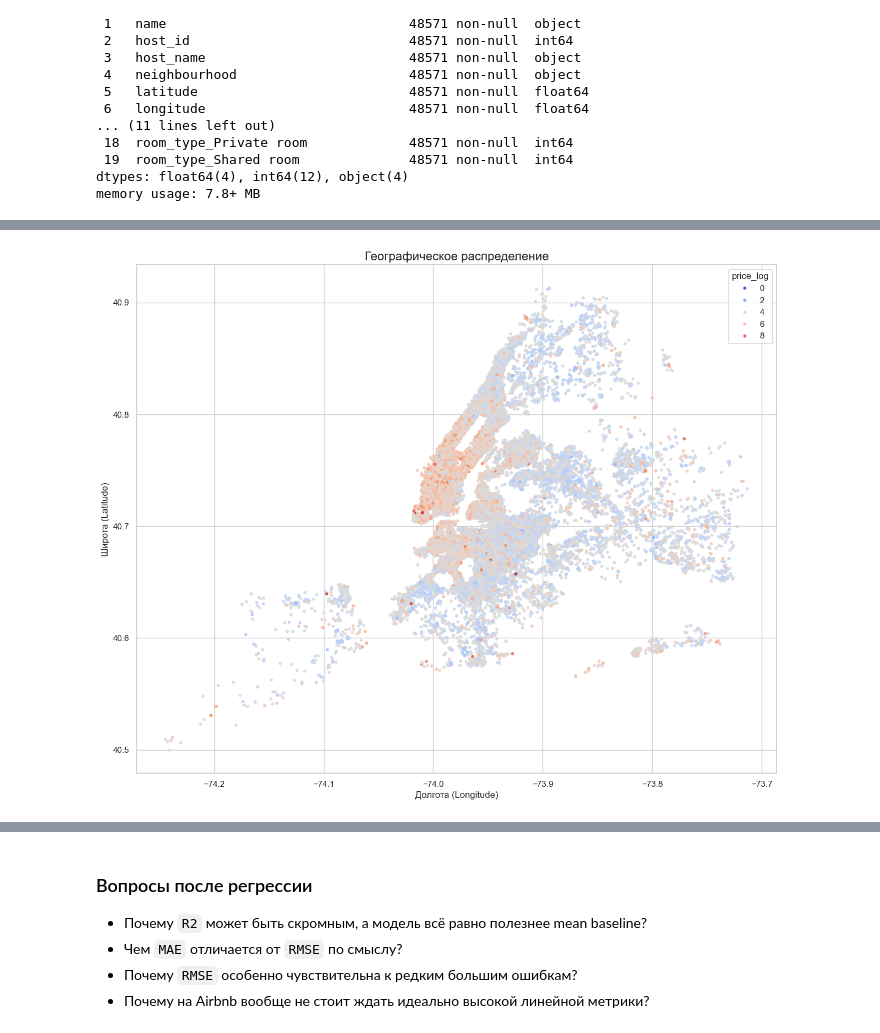
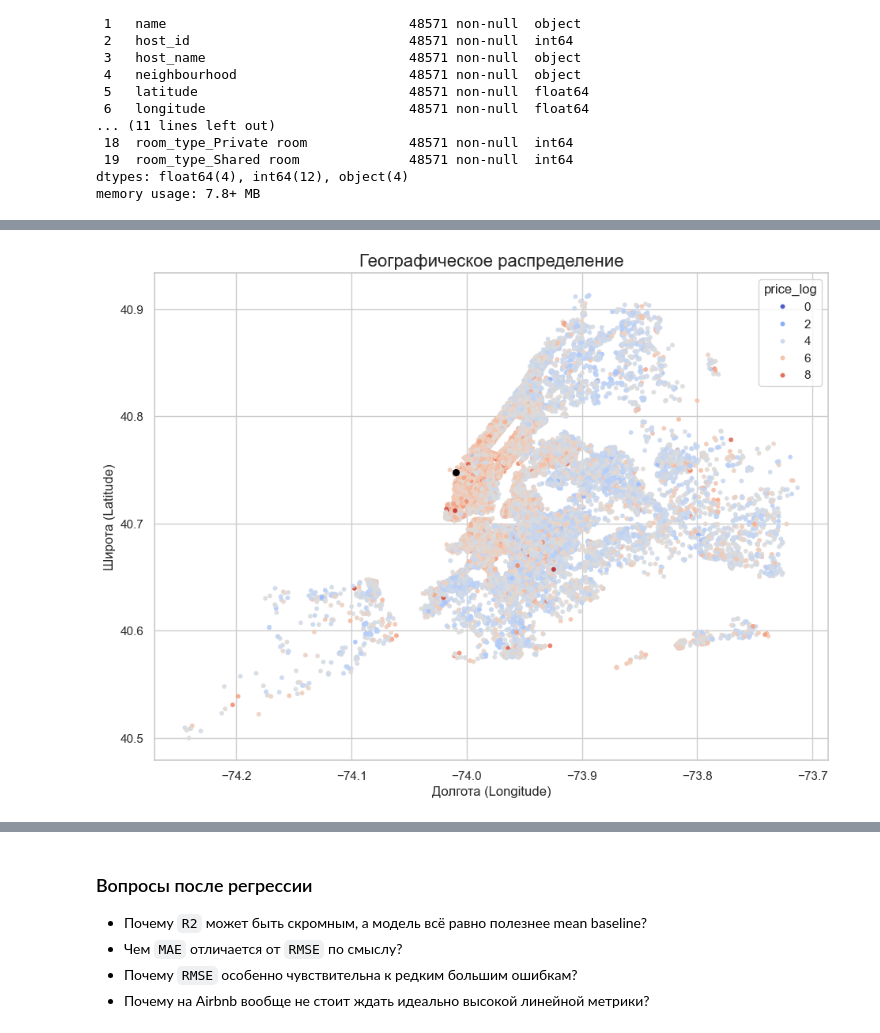
Before and after one commit to VitalyKalinsky/ML-studying, a Jupyter notebook: Linear regression/lecture_2_linear_vs_logistic_student_workbook.ipynb, the cells around one changed output, grey strips where cells are left out. Cells and saved outputs as stored; diff of their text form; code cells hidden in the pictures.

```diff
--- a/Linear regression/lecture_2_linear_vs_logistic_student_workbook.ipynb
+++ b/Linear regression/lecture_2_linear_vs_logistic_student_workbook.ipynb
@@ -763,22 +749,27 @@ plt.show()
 # %%
-plt.figure(figsize=(15, 12))
+plt.figure(figsize=(11, 8))
 
 sns.scatterplot(
     data=airbnb_imp,
     x='longitude',
     y='latitude',
     hue='price_log', # раскрашиваем по столбцу с ценой
     palette='coolwarm',
     alpha=0.9,
     s=15,
     edgecolor=None
 )
 
+ESB_latitude = 40.7476406
+ESB_longitude = -74.0097132
+# отметил черным empire state building
+plt.scatter(x=ESB_longitude, y=ESB_latitude, color='black', s=30)
+
 plt.title('Географическое распределение', fontsize=16)
 plt.xlabel('Долгота (Longitude)')
 plt.ylabel('Широта (Latitude)')
 plt.show()
 # %% [output]
-[figure, old version]
+[figure, new version]
 # %%
 # самый дорогой район - около Эмпайр-стейт-билдинг. сделаем его "центром притяжения" и будем измерять расстояние до него, потому что по графику видно, что чем ближе к нему, тем больше цена. используем не просто теорему пифагора, а формулу гаверсинуса, которая вычисляет точное расстояние
```
Also changed, not shown: parts of 36 cells of this notebook, 6 other files.
